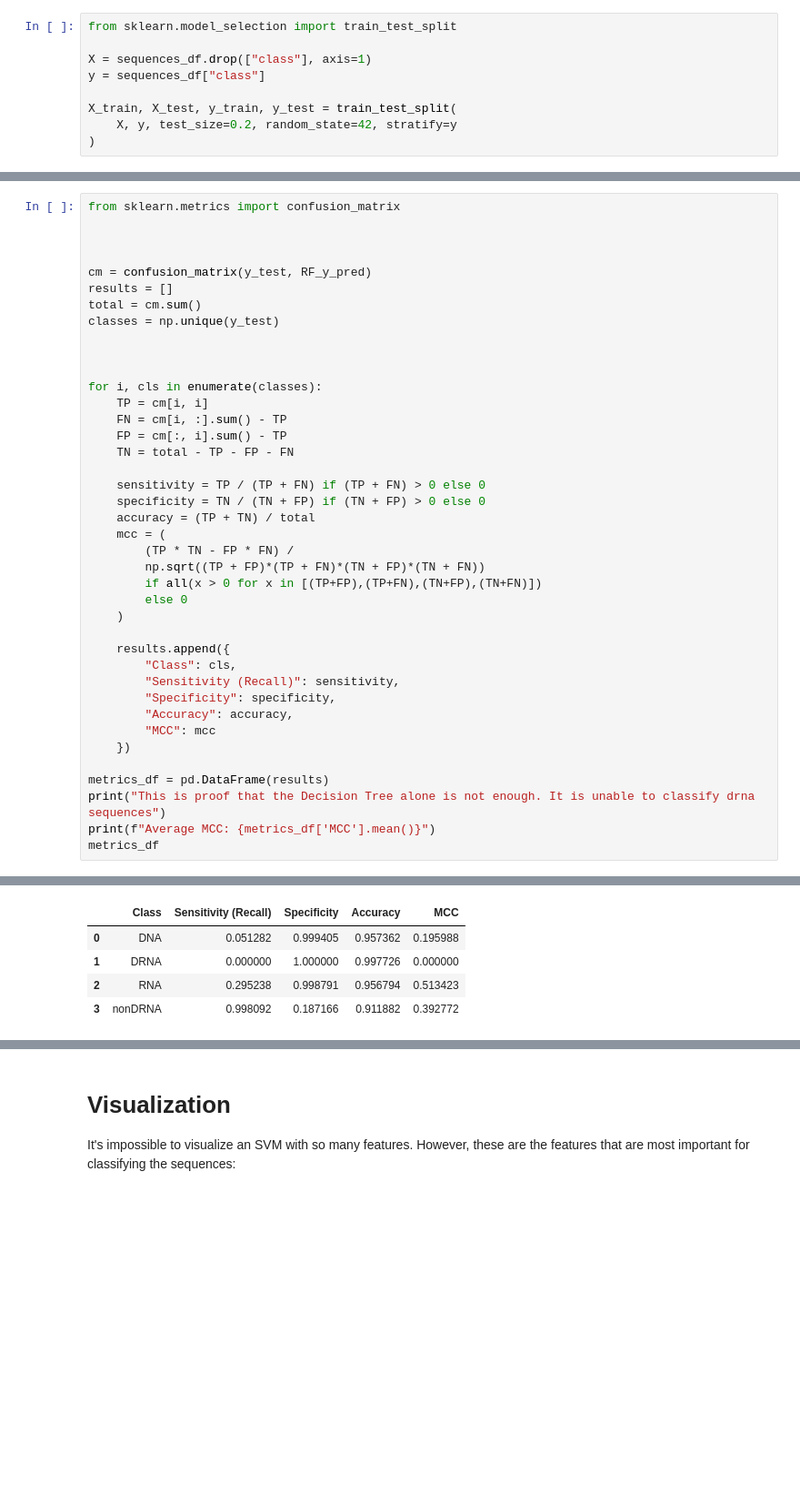
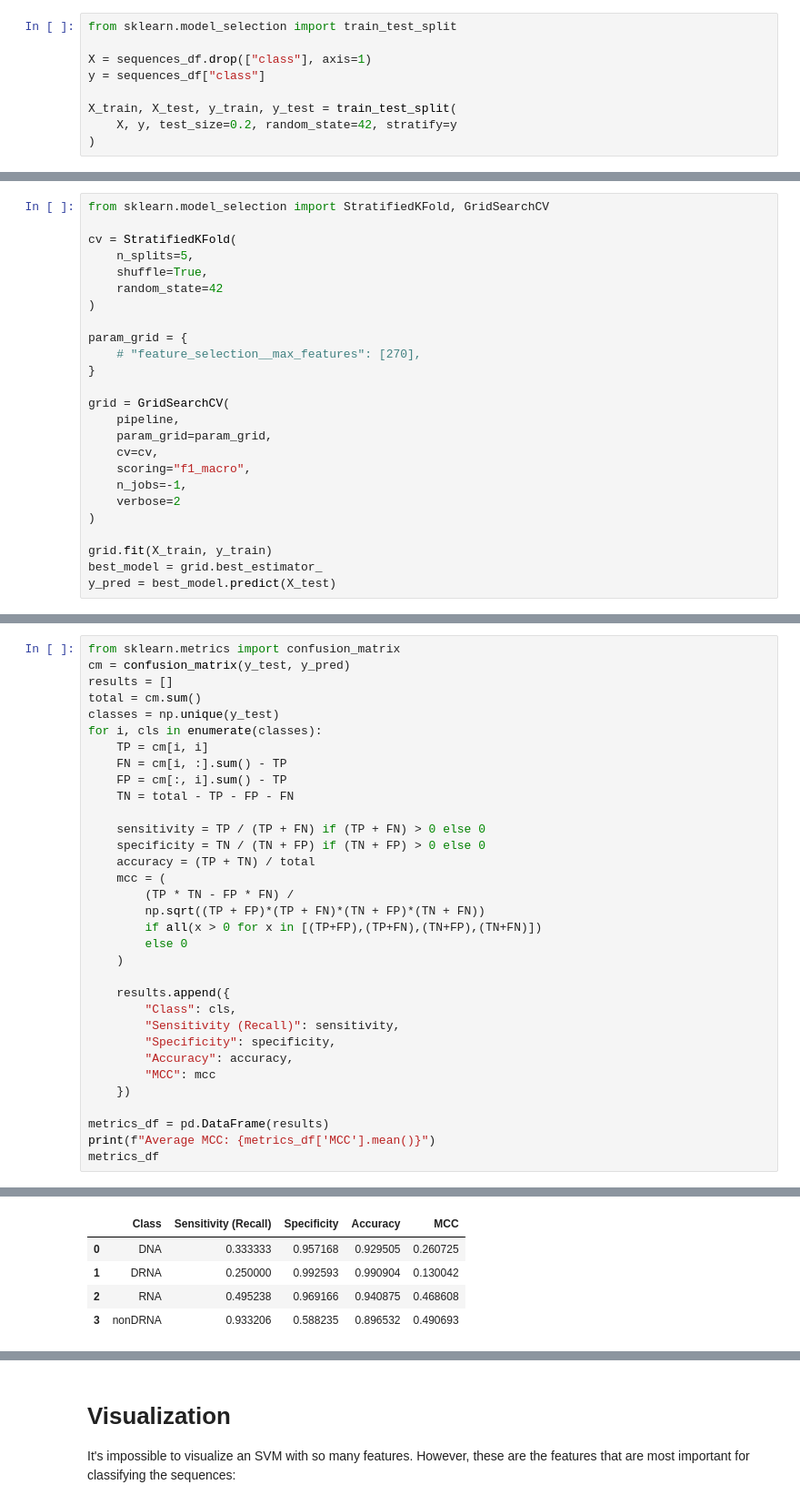
Before and after one commit to SamTlor/SamTlor, a Jupyter notebook: 1techniques/protien_sequences.ipynb, the cells around one changed output, grey strips where cells are left out. Shown at 91% size. Saved outputs shown, nothing was run; the diff lists cells and outputs as text; blank space fills up the shorter version.

```diff
--- a/1techniques/protien_sequences.ipynb
+++ b/1techniques/protien_sequences.ipynb
@@ -160,0 +105,25 @@ svm_y_pred = svm.predict(scaled_X_test)
+# %%
+from sklearn.model_selection import StratifiedKFold, GridSearchCV
+
+cv = StratifiedKFold(
+    n_splits=5,
+    shuffle=True,
+    random_state=42
+)
+
+param_grid = {
+    # "feature_selection__max_features": [270],
+}
+
+grid = GridSearchCV(
+    pipeline,
+    param_grid=param_grid,
+    cv=cv,
+    scoring="f1_macro",
+    n_jobs=-1,
+    verbose=2
+)
+
+grid.fit(X_train, y_train)
+best_model = grid.best_estimator_
+y_pred = best_model.predict(X_test)
@@ -163,15 +134,9 @@ svm_y_pred = svm.predict(scaled_X_test)
 # %%
 from sklearn.metrics import confusion_matrix
-
-
-
-cm = confusion_matrix(y_test, RF_y_pred)
+cm = confusion_matrix(y_test, y_pred)
 results = []
 total = cm.sum()
 classes = np.unique(y_test)
-
-
-
 for i, cls in enumerate(classes):
     TP = cm[i, i]
     FN = cm[i, :].sum() - TP
@@ -197,7 +162,6 @@ for i, cls in enumerate(classes):
     })
 
 metrics_df = pd.DataFrame(results)
-print("This is proof that the Decision Tree alone is not enough. It is unable to classify drna sequences")
 print(f"Average MCC: {metrics_df['MCC'].mean()}")
 metrics_df
 # %% [output]
@@ -206,5 +169,5 @@ Average MCC: 0.27554562568133545
 |  | Class | Sensitivity (Recall) | Specificity | Accuracy | MCC |
-| 0 | DNA | 0.051282 | 0.999405 | 0.957362 | 0.195988 |
-| 1 | DRNA | 0.000000 | 1.000000 | 0.997726 | 0.000000 |
-| 2 | RNA | 0.295238 | 0.998791 | 0.956794 | 0.513423 |
-| 3 | nonDRNA | 0.998092 | 0.187166 | 0.911882 | 0.392772 |
+| 0 | DNA | 0.333333 | 0.957168 | 0.929505 | 0.260725 |
+| 1 | DRNA | 0.250000 | 0.992593 | 0.990904 | 0.130042 |
+| 2 | RNA | 0.495238 | 0.969166 | 0.940875 | 0.468608 |
+| 3 | nonDRNA | 0.933206 | 0.588235 | 0.896532 | 0.490693 |
```
Also changed, not shown: parts of 26 cells of this notebook, 5 other files.
